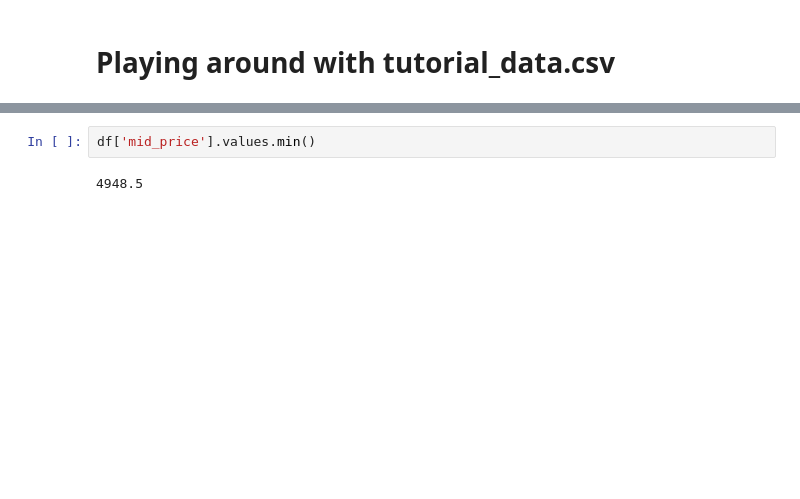
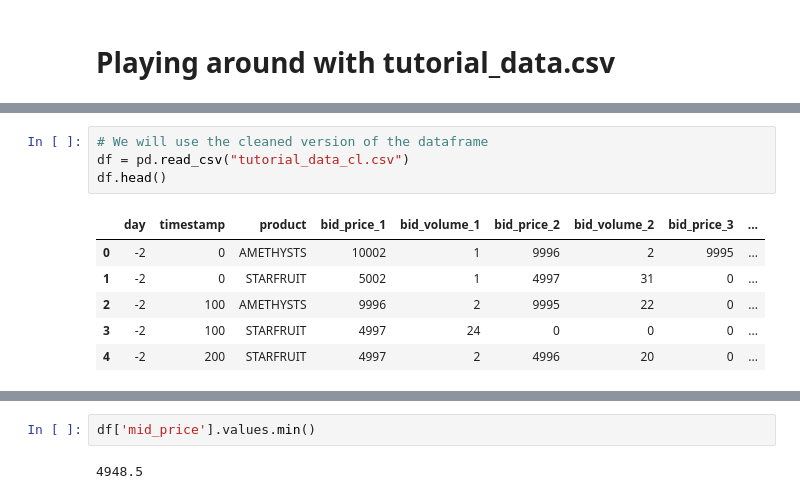
Before and after one commit to yyashhp/Prosperity_2024, a Jupyter notebook: dataExploration.ipynb, the cells around one changed output, grey strips where cells are left out. Drawn from its saved outputs; the diff is of its cells as text; blank space fills up the shorter version.

Commit message:
data exploration

```diff
--- a/dataExploration.ipynb
+++ b/dataExploration.ipynb
@@ -80,0 +9,11 @@ df
+# %%
+# We will use the cleaned version of the dataframe
+df = pd.read_csv("tutorial_data_cl.csv")
+df.head()
+# %% [output]
+|  | day | timestamp | product | bid_price_1 | bid_volume_1 | bid_price_2 | bid_volume_2 | bid_price_3 | ... |
+| 0 | -2 | 0 | AMETHYSTS | 10002 | 1 | 9996 | 2 | 9995 | ... |
+| 1 | -2 | 0 | STARFRUIT | 5002 | 1 | 4997 | 31 | 0 | ... |
+| 2 | -2 | 100 | AMETHYSTS | 9996 | 2 | 9995 | 22 | 0 | ... |
+| 3 | -2 | 100 | STARFRUIT | 4997 | 24 | 0 | 0 | 0 | ... |
+| 4 | -2 | 200 | STARFRUIT | 4997 | 2 | 4996 | 20 | 0 | ... |
```
Also changed, not shown: parts of 16 cells of this notebook.
